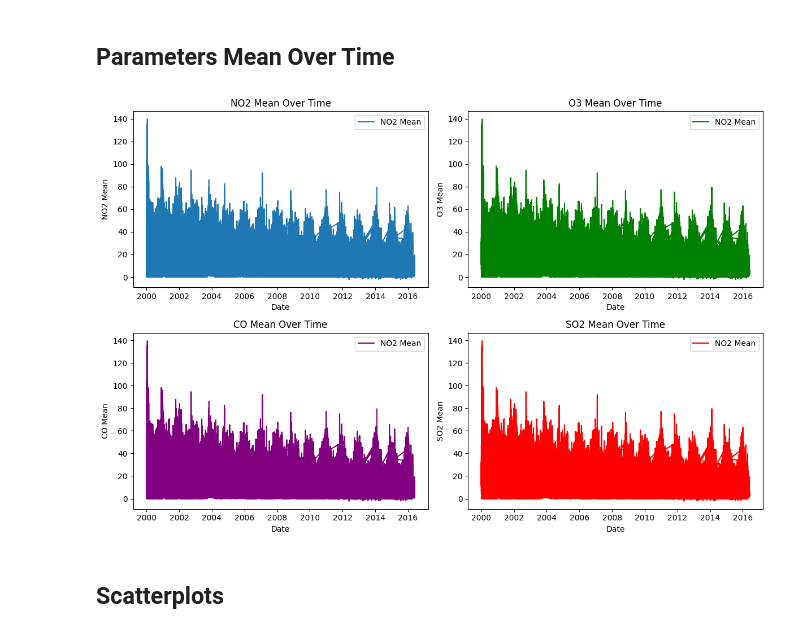
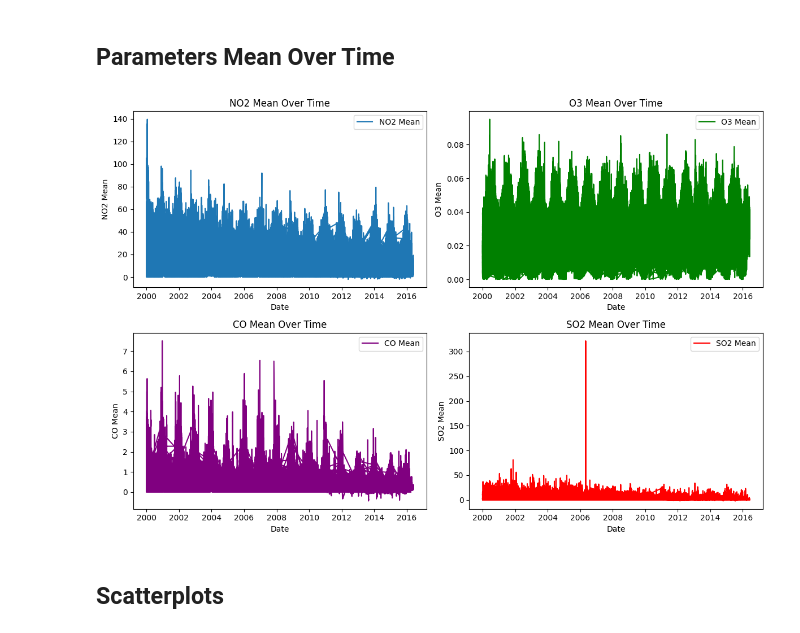
Before and after one commit to Poliaboy/GreenAi-Project-S7, a Jupyter notebook: project_notebook.ipynb, the cells around one changed output. Cells and saved outputs as stored; diff of their text form; code cells hidden in the pictures.

Commit message:
add graphs

```diff
--- a/project_notebook.ipynb
+++ b/project_notebook.ipynb
@@ -251,37 +256,37 @@ poll['Date Local'] = pd.to_datetime(poll['Date Local'])
 plt.figure(figsize=(12,8))
 
 plt.subplot(221)
 plt.plot(poll['Date Local'], poll['NO2 Mean'], label='NO2 Mean')
 plt.title('NO2 Mean Over Time')
 plt.xlabel('Date')
 plt.ylabel('NO2 Mean')
 plt.legend()
 
 plt.subplot(222)
-plt.plot(poll['Date Local'], poll['NO2 Mean'], label='NO2 Mean',color='green')
+plt.plot(poll['Date Local'], poll['O3 Mean'], label='O3 Mean',color='green')
 plt.title('O3 Mean Over Time')
 plt.xlabel('Date')
 plt.ylabel('O3 Mean')
 plt.legend()
 
 plt.subplot(223)
-plt.plot(poll['Date Local'], poll['NO2 Mean'], label='NO2 Mean', color='purple')
+plt.plot(poll['Date Local'], poll['CO Mean'], label='CO Mean', color='purple')
 plt.title('CO Mean Over Time')
 plt.xlabel('Date')
 plt.ylabel('CO Mean')
 plt.legend()
 
 plt.subplot(224)
-plt.plot(poll['Date Local'], poll['NO2 Mean'], label='NO2 Mean',color='red')
+plt.plot(poll['Date Local'], poll['SO2 Mean'], label='SO2 Mean',color='red')
 plt.title('SO2 Mean Over Time')
 plt.xlabel('Date')
 plt.ylabel('SO2 Mean')
 plt.legend()
 
 plt.tight_layout()
 plt.show()
 # %% [output]
-[figure, old version]
+[figure, new version]
 # %% [markdown]
 ## Scatterplots
 # %%
```
Also changed, not shown: parts of 9 cells of this notebook.
